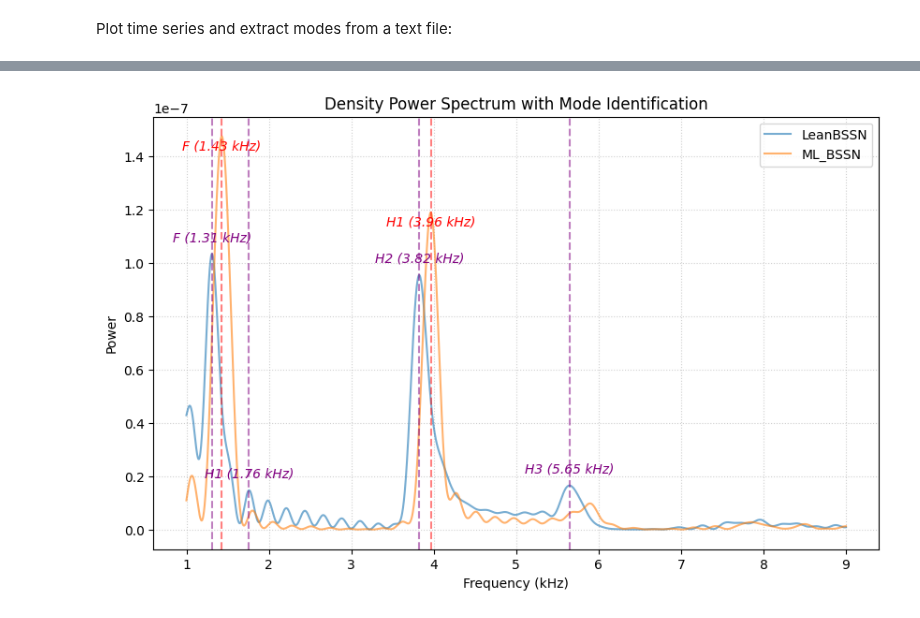
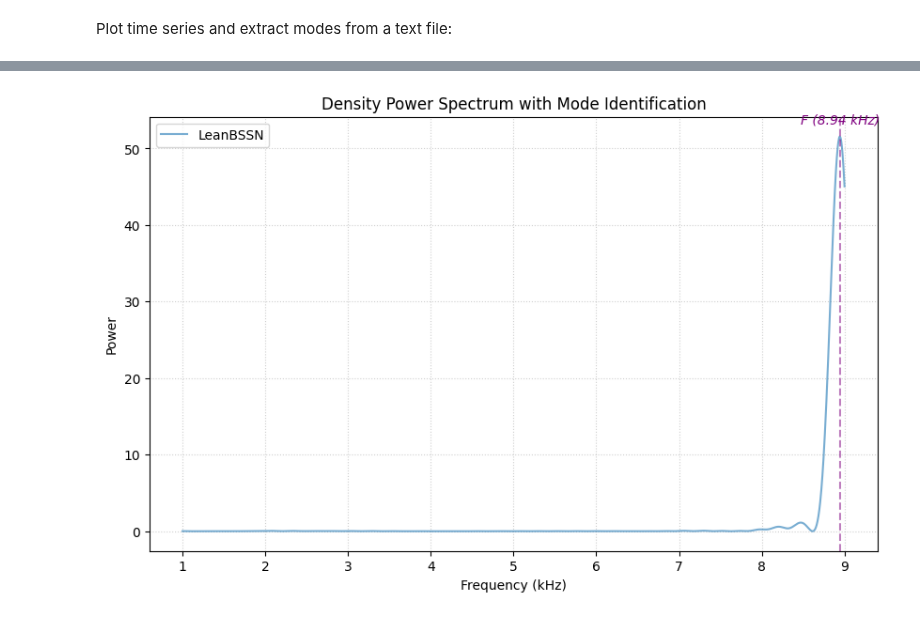
Before and after one commit to harsh-c0ds/My-Work, a Jupyter notebook: TOV/mode_ext.ipynb, the cells around one changed output, grey strips where cells are left out. Cells and saved outputs as stored; diff of their text form; code cells hidden in the pictures.

```diff
--- a/TOV/mode_ext.ipynb
+++ b/TOV/mode_ext.ipynb
@@ -177,24 +187,24 @@ len(t_s_all):  61
 len(rho_all):  61
 # %%
 ### Time_series Check ###
-ik = 7
+ik = 60
 
 t_l = t_s_all_l[ik]
 rho_l = rho_all_l[ik]
-t_adm = t_s_all_P[ik]
-rho_adm = rho_all_P[ik]
+# t_adm = t_s_all_P[ik]
+# rho_adm = rho_all_P[ik]
 
 lim = (t_l >= 0.5) & (t_l <= 5)
-lim_adm = (t_adm >= 0.5) & (t_adm <= 5)
+#lim_adm = (t_adm >= 0.5) & (t_adm <= 5)
 
 t_l = t_l[lim]
 rho_l = rho_l[lim]
-t_adm = t_adm[lim_adm]
-rho_adm = rho_adm[lim_adm]
+# t_adm = t_adm[lim_adm]
+# rho_adm = rho_adm[lim_adm]
 
 plt.figure(figsize=(10,6))
 plt.plot(t_l, rho_l, label="LeanBSSN", color="blue", alpha=0.6)
-plt.plot(t_adm, rho_adm, label="ML_BSSN", color="green", alpha=0.6)
+# plt.plot(t_adm, rho_adm, label="ML_BSSN", color="green", alpha=0.6)
 plt.xlabel("Time (ms)")
 plt.ylabel(r"Central Density $\rho_c$")
 plt.title("Timeseries of Central Density Comparison at Centre")
@@ -208,7 +218,7 @@ plt.show()
 #### Mode Extraction ####
 
 freq_l, power_l = fourier_transform(t_l, rho_l)
-freq_adm, power_adm = fourier_transform(t_adm, rho_adm)
+#freq_adm, power_adm = fourier_transform(t_adm, rho_adm)
 
 
 
@@ -219,15 +229,15 @@ peaks_l, properties = find_peaks(
     width=6,
 )
 
-peaks_adm, properties = find_peaks(
-    power_adm,
-    height=np.max(power_adm) * 0.07,
-    prominence=np.percentile(power_adm, 95) * 0.35,
-    width=8,
-)
+# peaks_adm, properties = find_peaks(
+#     power_adm,
+#     height=np.max(power_adm) * 0.07,
+#     prominence=np.percentile(power_adm, 95) * 0.35,
+#     width=8,
+# )
 
 F_c_l = freq_l[peaks_l[0]]  # Frequency of fundamental mode in kHz
-F_c_adm = freq_adm[peaks_adm[0]]  # Frequency of fundamental mode in kHz
+#F_c_adm = freq_adm[peaks_adm[0]]  # Frequency of fundamental mode in kHz
 labels = ["F", "H1", "H2", "H3", "H4", "H5"]
 
 # --- Plotting the Raw Comparison ---
@@ -235,7 +245,7 @@ plt.figure(figsize=(10, 6))
 
 # --- plot PSDs ---
 plt.plot(freq_l, power_l, alpha=0.6, label="LeanBSSN")
-plt.plot(freq_adm, power_adm, alpha=0.6, label="ML_BSSN")
+#plt.plot(freq_adm, power_adm, alpha=0.6, label="ML_BSSN")
 # --- package peak information ---
 spectra = [
     {
@@ -247,49 +257,49 @@ spectra = [
         "name": "LeanBSSN",
         "yoffset": 10
     },
-    {
-        "freq": freq_adm,
-        "power": power_adm,
-        "peaks": peaks_adm,
-        "labels": labels,
-        "color": "red",
-        "name": "ML_BSSN",
-        "yoffset": -10
-    }
+    # {
+    #     "freq": freq_adm,
+    #     "power": power_adm,
+    #     "peaks": peaks_adm,
+    #     "labels": labels,
+    #     "color": "red",
+    #     "name": "ML_BSSN",
+    #     "yoffset": -10
+    # }
 ]
 
 # --- annotate peaks ---
 for spec in spectra:
     for i, peak_idx in enumerate(spec["peaks"][:len(spec["labels"])]):
         x = spec["freq"][peak_idx]
         y = spec["power"][peak_idx]
 
         plt.axvline(
             x=x,
             color=spec["color"],
             linestyle="--",
             alpha=0.5
         )
 
         plt.annotate(
             f"{spec['labels'][i]} ({x:.2f} kHz)",
             xy=(x, y),
             xytext=(0, spec["yoffset"]),
             textcoords="offset points",
             ha="center",
             fontstyle="italic",
             color=spec["color"]
         )
 
 plt.xlabel("Frequency (kHz)")
 plt.ylabel("Power")
 plt.title("Density Power Spectrum with Mode Identification")
 plt.legend()
 plt.grid(True, linestyle=":", alpha=0.6)
 #plt.savefig(output_dir+"lean_psd_beta_1.png")
 plt.show()
 # %% [output]
-[figure, old version]
+[figure, new version]
 # %%
 ### Eigenfunction Extraction ###
 
```
Also changed, not shown: parts of 4 cells of this notebook.
